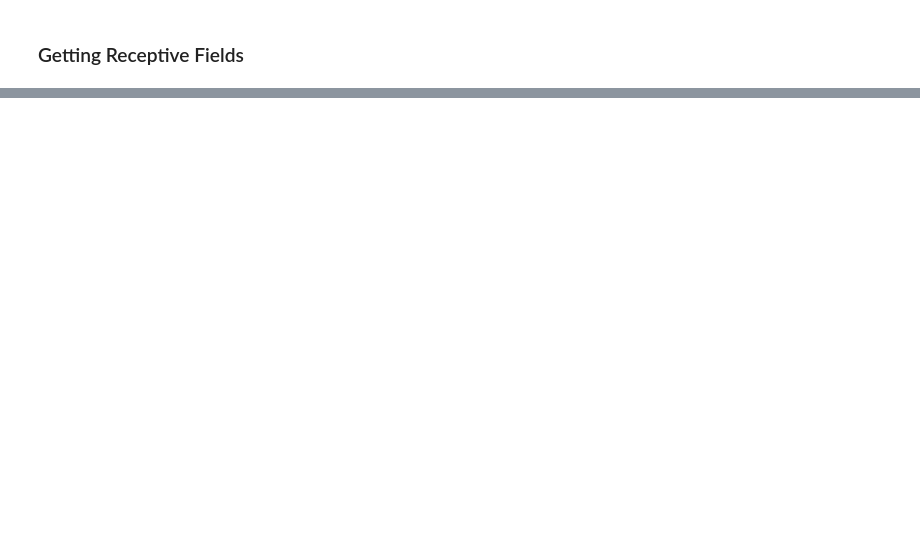
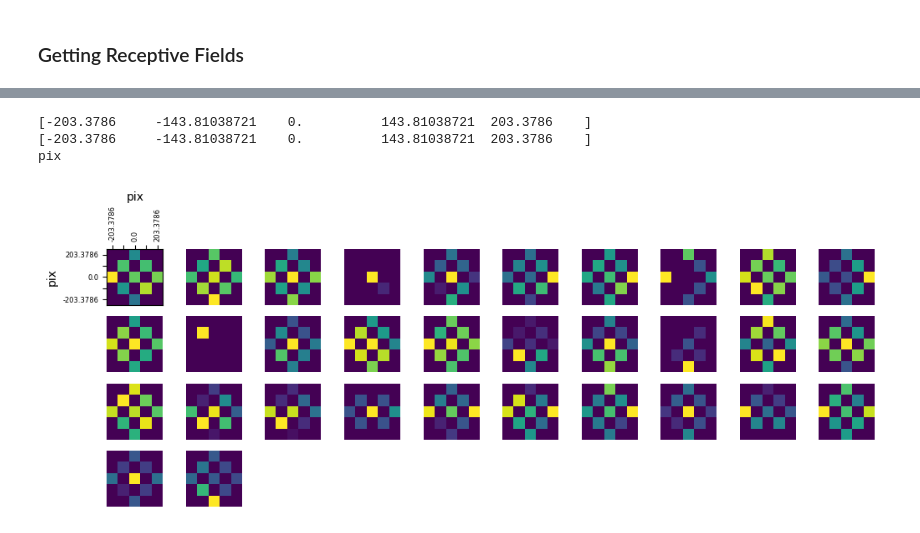
Before and after one commit to AllenInstitute/openscope_databook, a Jupyter notebook: docs/experiments/illusion.ipynb, the cells around one changed output, grey strips where cells are left out. Cells and saved outputs as stored; diff of their text form; code cells hidden in the pictures; blank space fills up the shorter version.

```diff
--- a/docs/experiments/illusion.ipynb
+++ b/docs/experiments/illusion.ipynb
@@ -283,2 +310,5 @@ show_many_responses(control_spike_matrix, 5, 10)
 # %% [markdown]
 ### Getting Receptive Fields
+# %%
+rf_stim_table = nwb.intervals["RFCI_presentations"].to_dataframe()
+rf_stim_table[:10]
@@ -284,0 +328,13 @@ show_many_responses(control_spike_matrix, 5, 10)
+# %%
+### get x and y coordinates of gabors displayed to build receptive field
+
+xs = np.sort(list(set(rf_stim_table.x_position)))
+ys = np.sort(list(set(rf_stim_table.y_position)))
+field_units = rf_stim_table.units[0]
+print(xs)
+print(ys)
+print(field_units)
+# %% [output]
+[-203.3786     -143.81038721    0.          143.81038721  203.3786    ]
+[-203.3786     -143.81038721    0.          143.81038721  203.3786    ]
+pix
@@ -284,0 +362,44 @@ show_many_responses(control_spike_matrix, 5, 10)
+# %%
+### compute receptive fields for each unit in selected units
+
+illusion_rfs = []
+for idx in illusion_selected_idxs:
+    these_spike_times = units_spike_times[idx]
+    illusion_rfs.append(get_rf(these_spike_times))
+
+control_rfs = []
+for idx in control_selected_idxs:
+    these_spike_times = units_spike_times[idx]
+    control_rfs.append(get_rf(these_spike_times))
+# %%
+### display the receptive fields for each unit in a 2D plot
+
+def display_rfs(rfs):
+    n_rows = len(rfs)//10
+    fig, axes = plt.subplots(n_rows+1, 10)
+    fig.set_size_inches(12, n_rows+1)
+
+    # handle case where there's <= 10 rfs
+    if len(axes.shape) == 1:
+        axes = axes.reshape((1, axes.shape[0]))
+
+    for irf, rf in enumerate(rfs):
+        ax_row = int(irf/10)
+        ax_col = irf%10
+        axes[ax_row][ax_col].imshow(rf, origin="lower")
+    for ax in axes.flat[1:]:
+        ax.axis('off')
+
+    # making axis labels for first receptive field
+    axes[0][0].set_xlabel(field_units)
+    axes[0][0].set_ylabel(field_units)
+    axes[0][0].xaxis.set_label_position("top")
+    axes[0][0].xaxis.set_ticks_position("top")
+    axes[0][0].set_xticks(range(len(xs)), xs, rotation=90, fontsize=6)
+    axes[0][0].set_yticks(range(len(ys)), ys, fontsize=6)
+    [l.set_visible(False) for (i,l) in enumerate(axes[0][0].xaxis.get_ticklabels()) if i % 2 != 0]
+    [l.set_visible(False) for (i,l) in enumerate(axes[0][0].yaxis.get_ticklabels()) if i % 2 != 0]
+# %%
+display_rfs(illusion_rfs)
+# %% [output]
+[figure, added]
```
Also changed, not shown: parts of 12 cells of this notebook.
